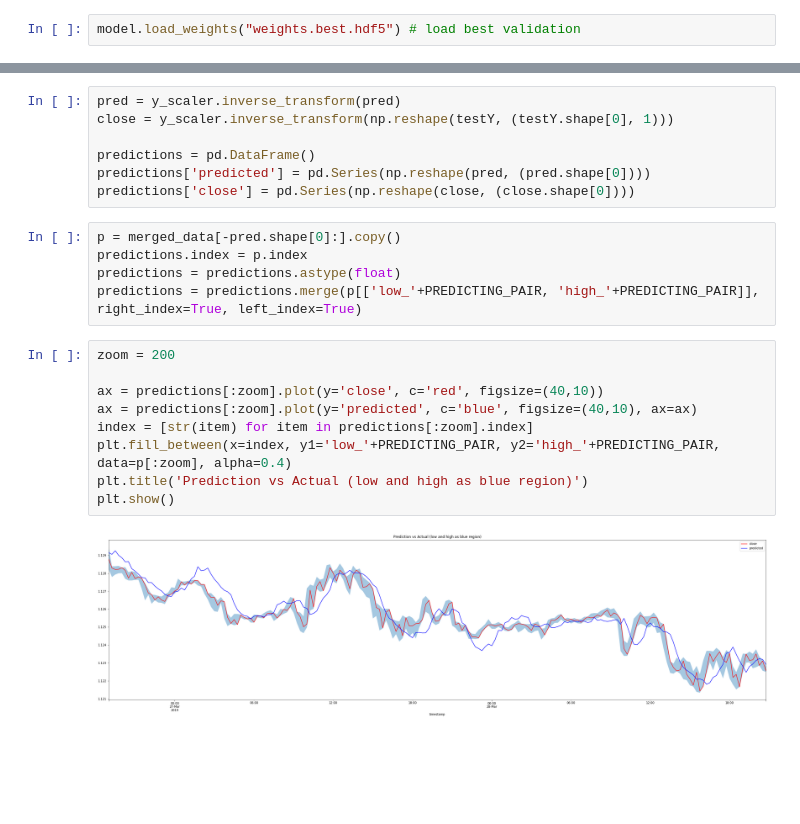
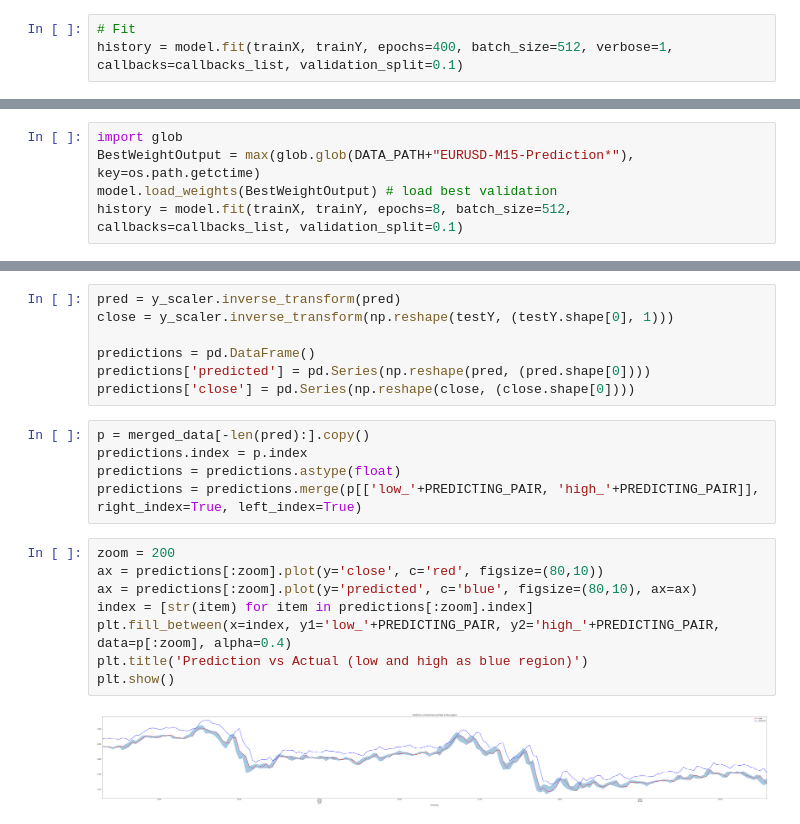
Before and after one commit to cheangjialiang/forexforcast, a Jupyter notebook: eurusd-15-minutes-prediction.ipynb, the cells around one changed output, grey strips where cells are left out. Cells and saved outputs as stored; diff of their text form; blank space fills up the shorter version.

```diff
--- a/eurusd-15-minutes-prediction.ipynb
+++ b/eurusd-15-minutes-prediction.ipynb
@@ -380,2 +267,3 @@ Once the training was complete, I’ve loaded the best weights discovered to my
-# %%
-model.load_weights("weights.best.hdf5") # load best validation
+# %%
+# Fit
+history = model.fit(trainX, trainY, epochs=400, batch_size=512, verbose=1, callbacks=callbacks_list, validation_split=0.1)
@@ -381,0 +303,5 @@ model.load_weights("weights.best.hdf5") # load best validation
+# %%
+import glob
+BestWeightOutput = max(glob.glob(DATA_PATH+"EURUSD-M15-Prediction*"), key=os.path.getctime)
+model.load_weights(BestWeightOutput) # load best validation
+history = model.fit(trainX, trainY, epochs=8, batch_size=512, callbacks=callbacks_list, validation_split=0.1)
@@ -429,21 +349,20 @@ predictions = pd.DataFrame()
 predictions['predicted'] = pd.Series(np.reshape(pred, (pred.shape[0])))
 predictions['close'] = pd.Series(np.reshape(close, (close.shape[0])))
 # %%
-p = merged_data[-pred.shape[0]:].copy()
+p = merged_data[-len(pred):].copy()
 predictions.index = p.index
 predictions = predictions.astype(float)
 predictions = predictions.merge(p[['low_'+PREDICTING_PAIR, 'high_'+PREDICTING_PAIR]], right_index=True, left_index=True)
 # %%
 zoom = 200
-
-ax = predictions[:zoom].plot(y='close', c='red', figsize=(40,10))
-ax = predictions[:zoom].plot(y='predicted', c='blue', figsize=(40,10), ax=ax)
+ax = predictions[:zoom].plot(y='close', c='red', figsize=(80,10))
+ax = predictions[:zoom].plot(y='predicted', c='blue', figsize=(80,10), ax=ax)
 index = [str(item) for item in predictions[:zoom].index]
 plt.fill_between(x=index, y1='low_'+PREDICTING_PAIR, y2='high_'+PREDICTING_PAIR, data=p[:zoom], alpha=0.4)
 plt.title('Prediction vs Actual (low and high as blue region)')
 plt.show()
 # %% [output]
-[figure, old version]
+[figure, new version]
 # %%
 predictions['diff'] = predictions['predicted'] - predictions['close']
 plt.figure(figsize=(10,10))
```
Also changed, not shown: parts of 39 cells of this notebook.
